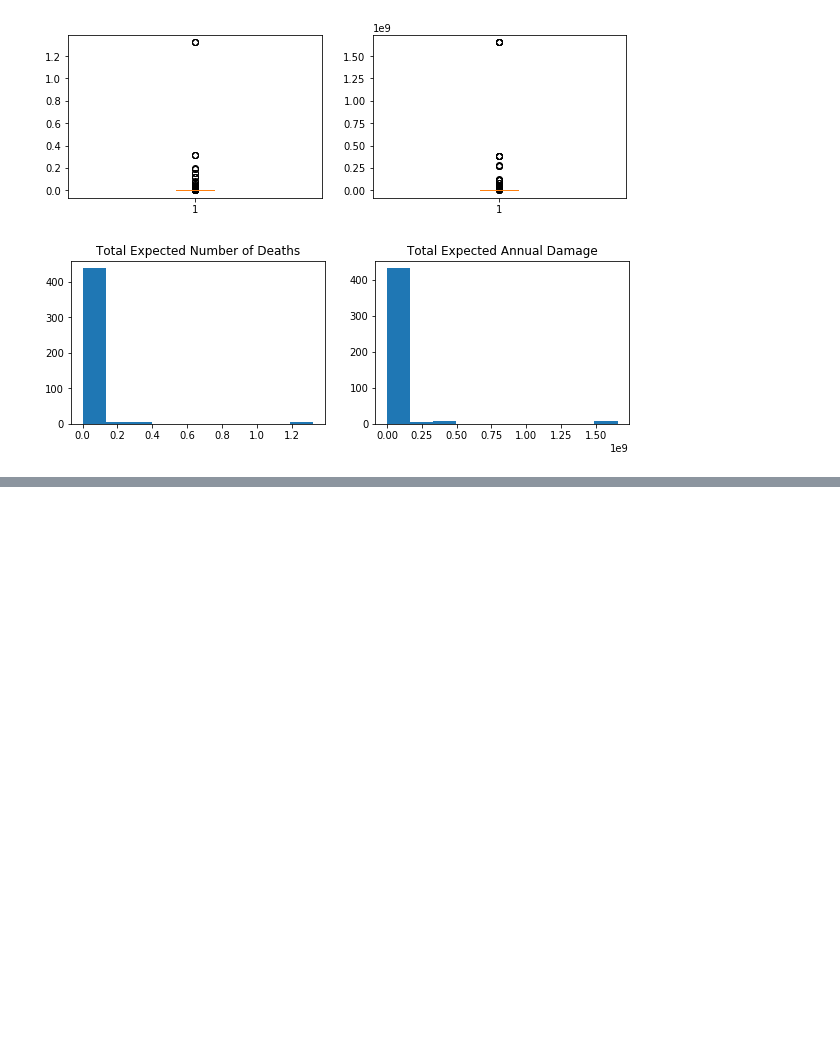
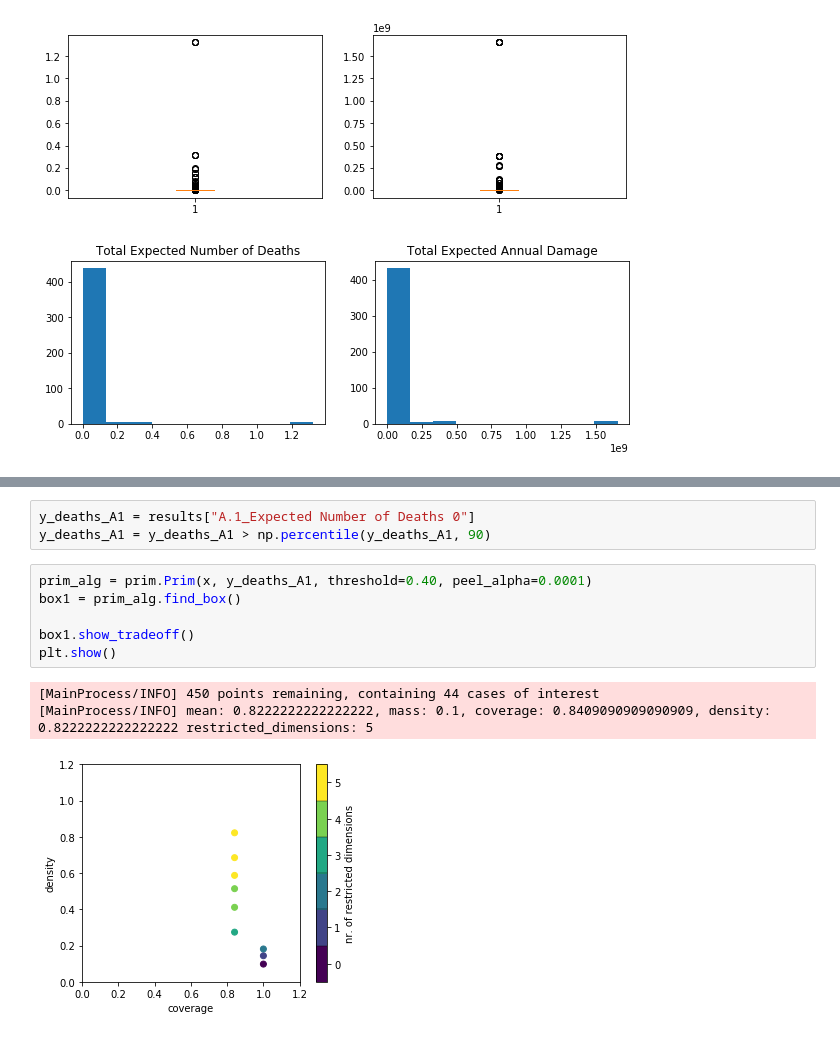
Before and after one commit to WKSu/Model-based-decision-making, a Jupyter notebook: Scenario Discovery on MORO policies.ipynb, the cells around one changed output, grey strips where cells are left out. Saved outputs shown, nothing was run; the diff lists cells and outputs as text; blank space fills up the shorter version.

```diff
--- a/Scenario Discovery on MORO policies.ipynb
+++ b/Scenario Discovery on MORO policies.ipynb
@@ -165,0 +217,13 @@ y_deaths = y_deaths < np.percentile()
+# %%
+y_deaths_A1 = results["A.1_Expected Number of Deaths 0"]
+y_deaths_A1 = y_deaths_A1 > np.percentile(y_deaths_A1, 90)
+# %%
+prim_alg = prim.Prim(x, y_deaths_A1, threshold=0.40, peel_alpha=0.0001)
+box1 = prim_alg.find_box()
+
+box1.show_tradeoff()
+plt.show()
+# %% [output]
+[MainProcess/INFO] 450 points remaining, containing 44 cases of interest
+[MainProcess/INFO] mean: 0.8222222222222222, mass: 0.1, coverage: 0.8409090909090909, density: 0.8222222222222222 restricted_dimensions: 5
+[figure, added]
```
Also changed, not shown: parts of 24 cells of this notebook, 1 other file.
